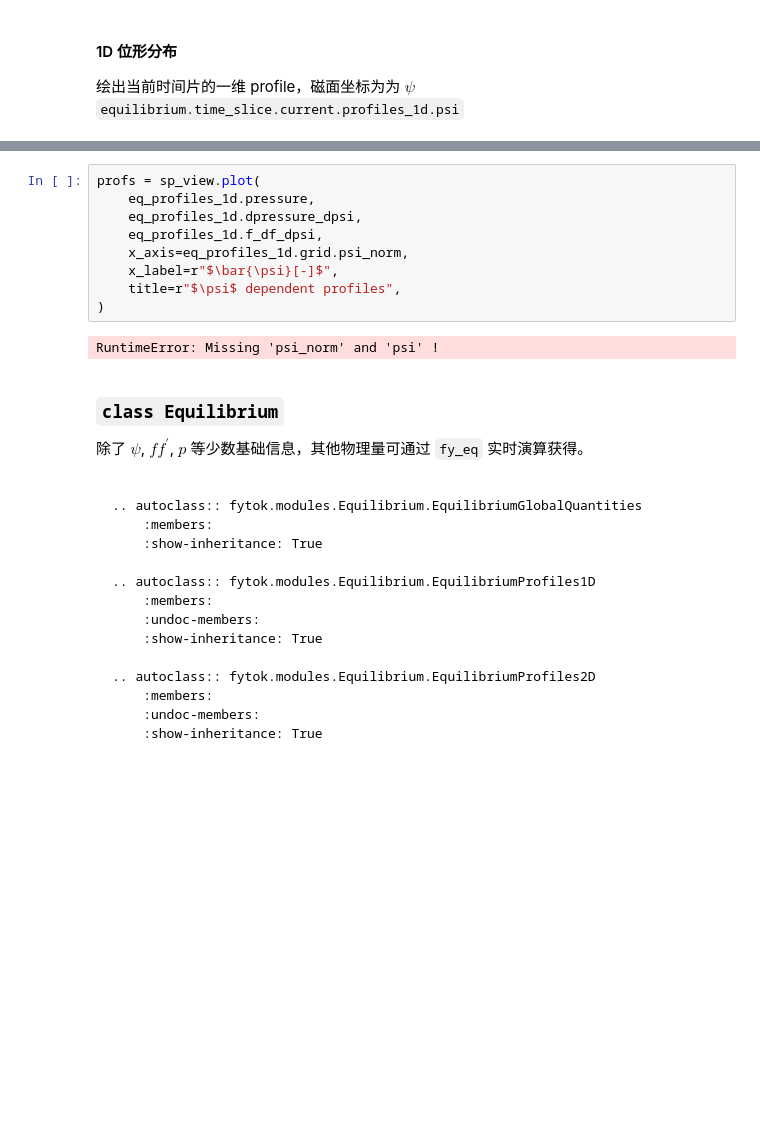
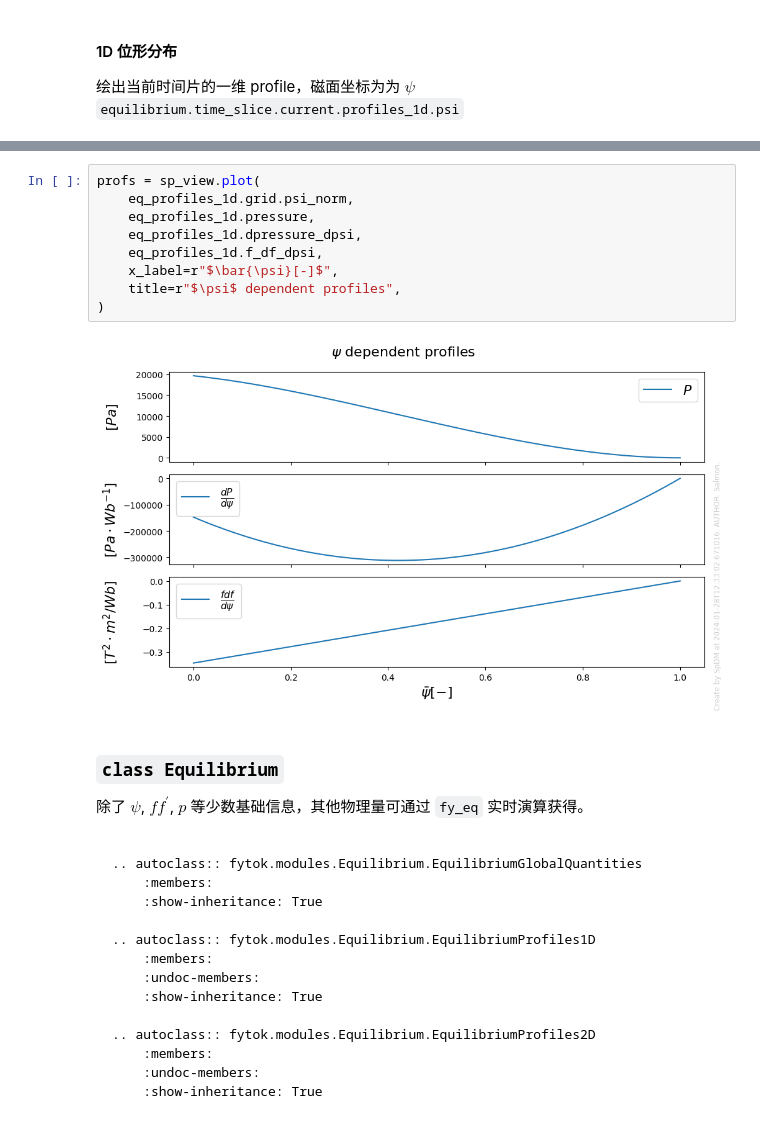
Before and after one commit to fusion-yun/fytok_tutorial, a Jupyter notebook: tutorial/FyTok_module_PhysConcept.ipynb, the cells around one changed output, grey strips where cells are left out. Saved outputs shown, nothing was run; the diff lists cells and outputs as text; blank space fills up the shorter version.

```diff
--- a/tutorial/FyTok_module_PhysConcept.ipynb
+++ b/tutorial/FyTok_module_PhysConcept.ipynb
@@ -66,14 +89,14 @@ eq_profiles_1d=equilibrium.time_slice.current.profiles_1d
 # %%
 profs = sp_view.plot(
+    eq_profiles_1d.grid.psi_norm,
     eq_profiles_1d.pressure,
     eq_profiles_1d.dpressure_dpsi,
     eq_profiles_1d.f_df_dpsi,
-    x_axis=eq_profiles_1d.grid.psi_norm,
     x_label=r"$\bar{\psi}[-]$",
     title=r"$\psi$ dependent profiles",
 )
 # %% [output]
-RuntimeError: Missing 'psi_norm' and 'psi' !
+[figure, added]
 # %% [markdown]
 ### `class Equilibrium`
 
```
Also changed, not shown: parts of 9 cells of this notebook, 8 other files.
